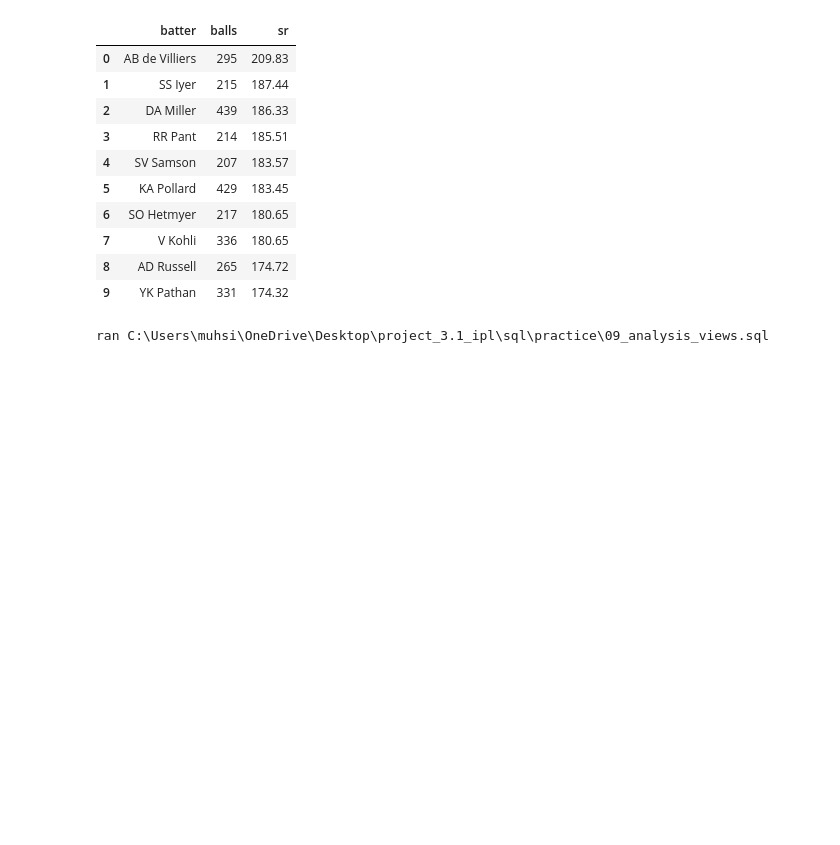
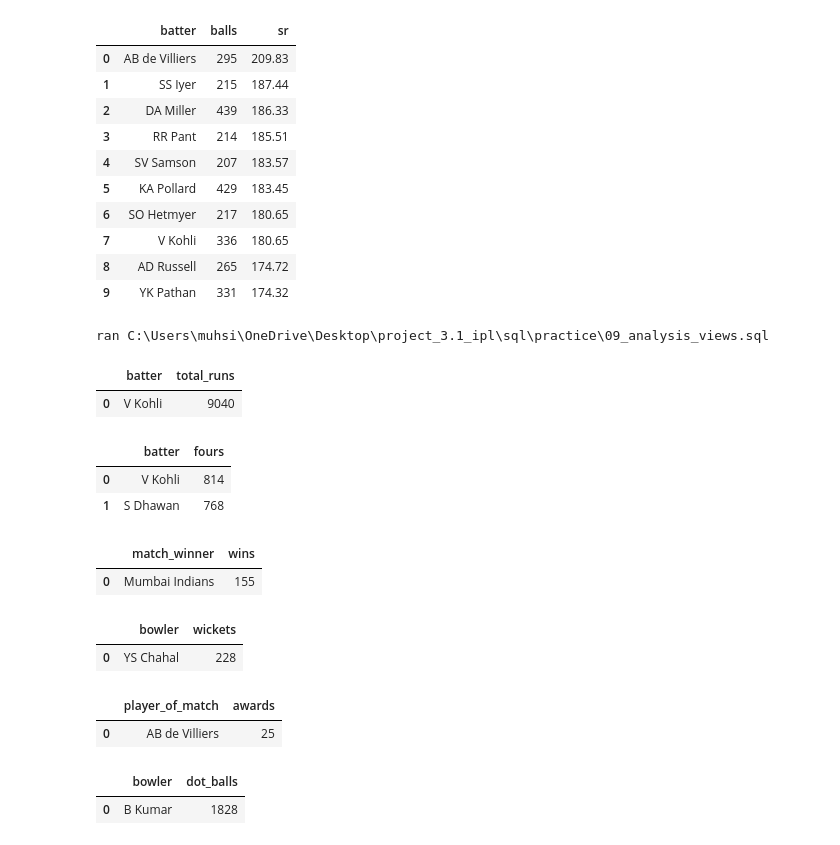
Before and after one commit to muhsinbca25dbi-lab/project3.1, a Jupyter notebook: notebooks/data analysis.ipynb, the cells around one changed output. Cells and saved outputs as stored; diff of their text form; code cells hidden in the pictures; blank space fills up the shorter version.

```diff
--- a/notebooks/data analysis.ipynb
+++ b/notebooks/data analysis.ipynb
@@ -1869,3 +1869,70 @@ limit 10;
 run_sql_file(r"C:\Users\muhsi\OneDrive\Desktop\project_3.1_ipl\sql\practice\09_analysis_views.sql")
 # %% [output]
 ran C:\Users\muhsi\OneDrive\Desktop\project_3.1_ipl\sql\practice\09_analysis_views.sql
+# %%
+q("""SELECT batter,
+       SUM(batter_runs) AS total_runs
+FROM v_ball
+GROUP BY batter
+ORDER BY total_runs DESC
+LIMIT 1;""")
+# %% [output]
+|  | batter | total_runs |
+| 0 | V Kohli | 9040 |
+# %%
+q("""SELECT batter,
+       COUNT(*) AS fours
+FROM v_ball
+WHERE batter_runs = 4
+GROUP BY batter
+ORDER BY fours DESC
+LIMIT 2;""")
+# %% [output]
+|  | batter | fours |
+| 0 | V Kohli | 814 |
+| 1 | S Dhawan | 768 |
+# %%
+q("""SELECT match_winner,
+       COUNT(*) AS wins
+FROM matches_clean
+WHERE match_winner IS NOT NULL
+GROUP BY match_winner
+ORDER BY wins DESC
+LIMIT 1;""")
+# %% [output]
+|  | match_winner | wins |
+| 0 | Mumbai Indians | 155 |
+# %%
+q("""SELECT bowler,
+       COUNT(*) AS wickets
+FROM v_ball
+WHERE is_wicket = 1
+  AND wicket_kind NOT IN ('run out', 'retired hurt', 'obstructing the field')
+GROUP BY bowler
+ORDER BY wickets DESC
+LIMIT 1;""")
+# %% [output]
+|  | bowler | wickets |
+| 0 | YS Chahal | 228 |
+# %%
+q("""SELECT player_of_match,
+       COUNT(*) AS awards
+FROM matches_clean
+GROUP BY player_of_match
+ORDER BY awards DESC
+LIMIT 1;""")
+# %% [output]
+|  | player_of_match | awards |
+| 0 | AB de Villiers | 25 |
+# %%
+q("""SELECT bowler,
+       COUNT(*) AS dot_balls
+FROM v_ball
+WHERE total_runs = 0
+  AND is_legal = 1
+GROUP BY bowler
+ORDER BY dot_balls DESC
+LIMIT 1;""")
+# %% [output]
+|  | bowler | dot_balls |
+| 0 | B Kumar | 1828 |
```
Also changed, not shown: 2 other files.
